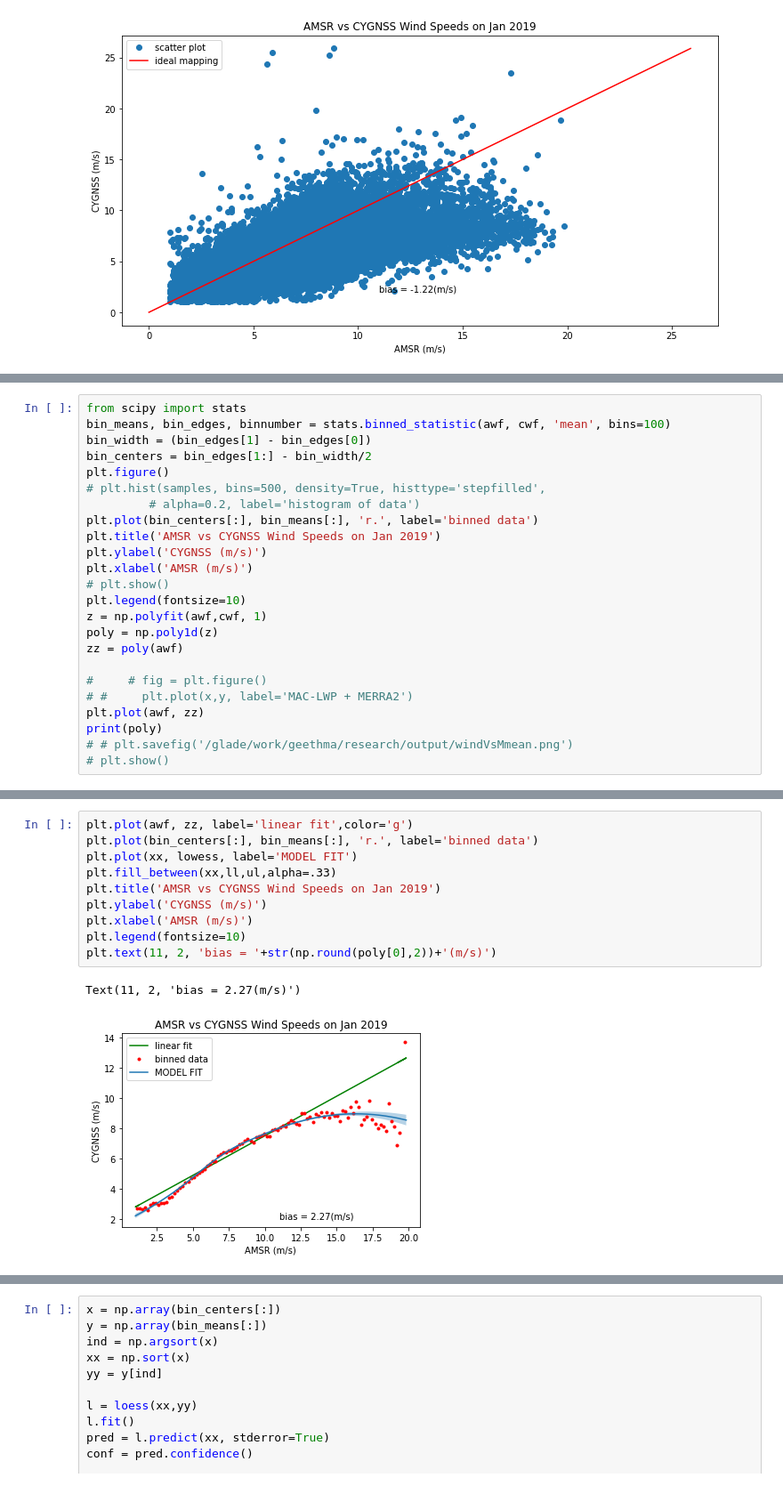
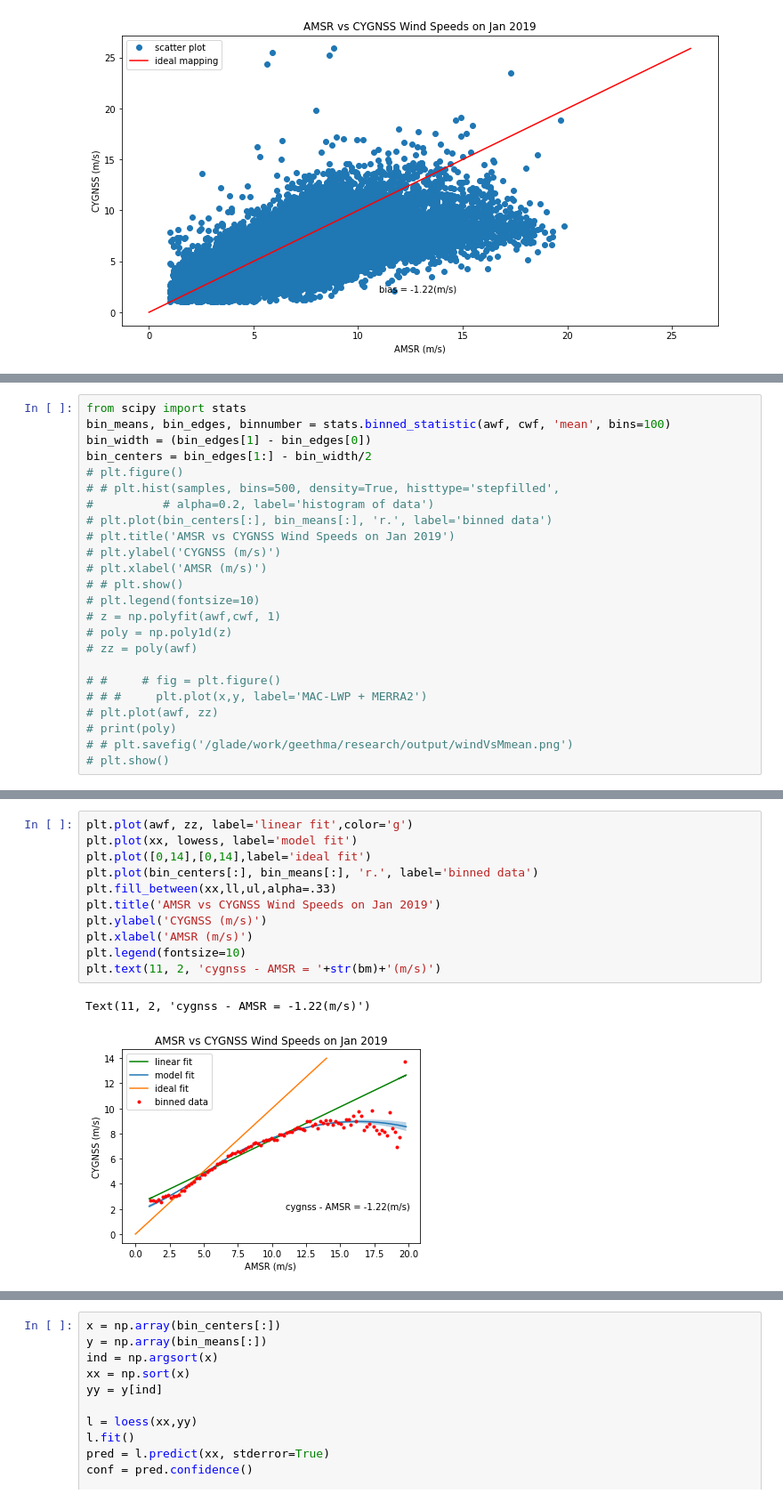
Before and after one commit to geethmaw/link, a Jupyter notebook: intersect.ipynb, the cells around one changed output, grey strips where cells are left out. Shown at 89% size. Drawn from its saved outputs; the diff is of its cells as text.

```diff
--- a/intersect.ipynb
+++ b/intersect.ipynb
@@ -148,22 +170,22 @@ from scipy import stats
 bin_means, bin_edges, binnumber = stats.binned_statistic(awf, cwf, 'mean', bins=100)
 bin_width = (bin_edges[1] - bin_edges[0])
 bin_centers = bin_edges[1:] - bin_width/2
-plt.figure()
-# plt.hist(samples, bins=500, density=True, histtype='stepfilled',
-         # alpha=0.2, label='histogram of data')
-plt.plot(bin_centers[:], bin_means[:], 'r.', label='binned data')
-plt.title('AMSR vs CYGNSS Wind Speeds on Jan 2019')
-plt.ylabel('CYGNSS (m/s)')
-plt.xlabel('AMSR (m/s)')
-# plt.show()
-plt.legend(fontsize=10)
-z = np.polyfit(awf,cwf, 1)
-poly = np.poly1d(z)
-zz = poly(awf)
+# plt.figure()
+# # plt.hist(samples, bins=500, density=True, histtype='stepfilled',
+#          # alpha=0.2, label='histogram of data')
+# plt.plot(bin_centers[:], bin_means[:], 'r.', label='binned data')
+# plt.title('AMSR vs CYGNSS Wind Speeds on Jan 2019')
+# plt.ylabel('CYGNSS (m/s)')
+# plt.xlabel('AMSR (m/s)')
+# # plt.show()
+# plt.legend(fontsize=10)
+# z = np.polyfit(awf,cwf, 1)
+# poly = np.poly1d(z)
+# zz = poly(awf)
 
-#     # fig = plt.figure()
-# #     plt.plot(x,y, label='MAC-LWP + MERRA2')
-plt.plot(awf, zz)
-print(poly)
+# #     # fig = plt.figure()
+# # #     plt.plot(x,y, label='MAC-LWP + MERRA2')
+# plt.plot(awf, zz)
+# print(poly)
 # # plt.savefig('/glade/work/geethma/research/output/windVsMmean.png')
 # plt.show()
@@ -173,13 +192,14 @@ print(poly)
 # %%
 plt.plot(awf, zz, label='linear fit',color='g')
+plt.plot(xx, lowess, label='model fit')
+plt.plot([0,14],[0,14],label='ideal fit')
 plt.plot(bin_centers[:], bin_means[:], 'r.', label='binned data')
-plt.plot(xx, lowess, label='MODEL FIT')
 plt.fill_between(xx,ll,ul,alpha=.33)
 plt.title('AMSR vs CYGNSS Wind Speeds on Jan 2019')
 plt.ylabel('CYGNSS (m/s)')
 plt.xlabel('AMSR (m/s)')
 plt.legend(fontsize=10)
-plt.text(11, 2, 'bias = '+str(np.round(poly[0],2))+'(m/s)')
+plt.text(11, 2, 'cygnss - AMSR = '+str(bm)+'(m/s)')
 # %% [output]
-Text(11, 2, 'bias = 2.27(m/s)')
+Text(11, 2, 'cygnss - AMSR = -1.22(m/s)')
-[figure, old version]
+[figure, new version]
```
Also changed, not shown: parts of 4 cells of this notebook, 1 other file.
